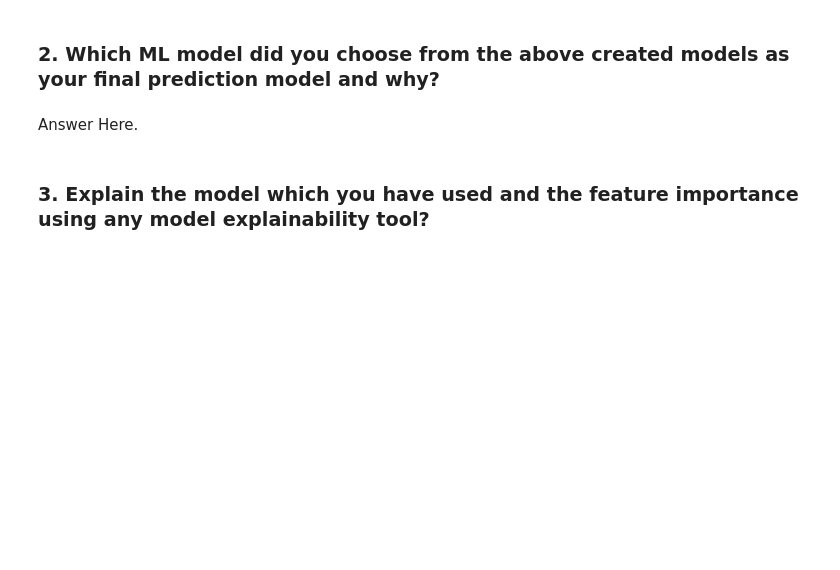
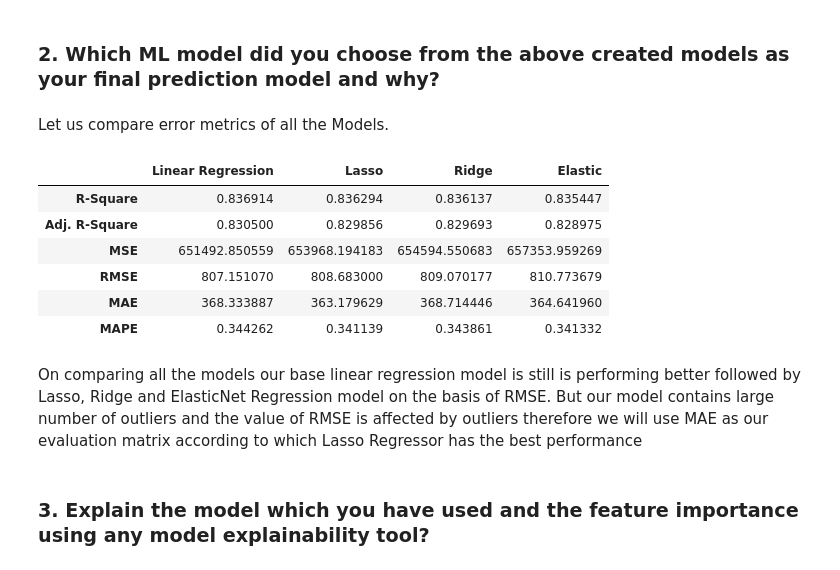
Before and after one commit to rajathAgalkote/TedTalksViewsPrediction_MLRegression, a Jupyter notebook: TED_Talks_Prediction_Regression_ML.ipynb, the cells around one changed output. Cells and saved outputs as stored; diff of their text form; code cells hidden in the pictures; blank space fills up the shorter version.

```diff
--- a/TED_Talks_Prediction_Regression_ML.ipynb
+++ b/TED_Talks_Prediction_Regression_ML.ipynb
@@ -1736,0 +1980,14 @@ Answer Here.
+# %%
+# MAPE
+
+MAPE=mean_absolute_percentage_error(np.exp(y_test),np.exp(y_pred_elastic))
+# %%
+# R2 and Adj R2
+
+r2 = r2_score(np.exp(y_test), np.exp(y_pred_elastic))
+ar2=1-(1-r2_score(np.exp(y_test), np.exp(y_pred_elastic)))*((x_test.shape[0]-1)/(x_test.shape[0]-x_test.shape[1]-1))
+# %%
+# tabulating all metrics
+
+error_metric_Elastic=pd.DataFrame({'Values':[r2,ar2,MSE,RMSE,MAE,MAPE]},index=['R-Square','Adj. R-Square','MSE','RMSE','MAE','MAPE'])
+error_metric_Elastic
@@ -1748,8 +2015,24 @@ Answer Here.
 Answer Here.
 # %% [markdown]
 ### 2. Which ML model did you choose from the above created models as your final prediction model and why?
-# %% [markdown]
-Answer Here.
+# %% [markdown]
+Let us compare error metrics of all the Models.
+# %%
+# Summarizing Error metrics
+
+Model_Summary=pd.DataFrame({'Linear Regression':error_metric['Values'],'Lasso':error_metric_lasso['Values'],'Ridge':error_metric_ridge['Values'],'Elastic':error_metric_Elastic['Values']},index=['R-Square','Adj. R-Square','MSE','RMSE','MAE','MAPE'])
+# %%
+Model_Summary
+# %% [output]
+|  | Linear Regression | Lasso | Ridge | Elastic |
+| R-Square | 0.836914 | 0.836294 | 0.836137 | 0.835447 |
+| Adj. R-Square | 0.830500 | 0.829856 | 0.829693 | 0.828975 |
+| MSE | 651492.850559 | 653968.194183 | 654594.550683 | 657353.959269 |
+| RMSE | 807.151070 | 808.683000 | 809.070177 | 810.773679 |
+| MAE | 368.333887 | 363.179629 | 368.714446 | 364.641960 |
+| MAPE | 0.344262 | 0.341139 | 0.343861 | 0.341332 |
+# %% [markdown]
+On comparing all the models our base linear regression model is still is performing better followed by Lasso, Ridge and ElasticNet Regression model on the basis of RMSE. But our model contains large number of outliers and the value of RMSE is affected by outliers therefore we will use MAE as our evaluation matrix according to which Lasso Regressor has the best performance
 # %% [markdown]
 ### 3. Explain the model which you have used and the feature importance using any model explainability tool?
 # %% [markdown]
```
Also changed, not shown: parts of 57 cells of this notebook.
